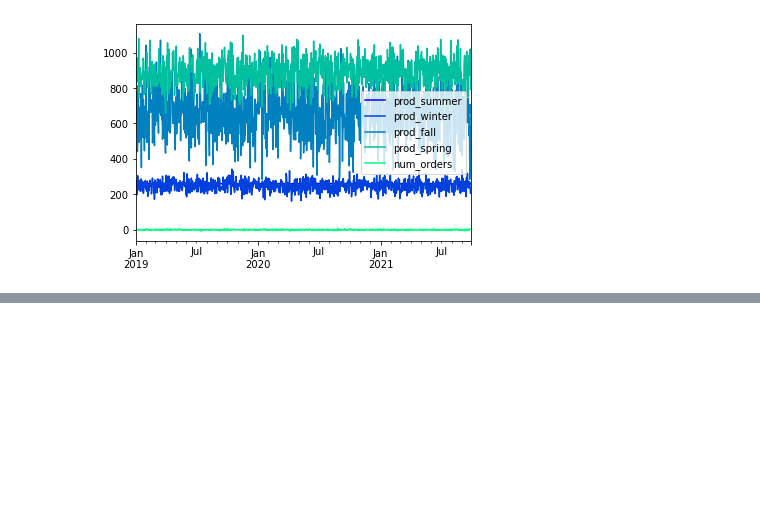
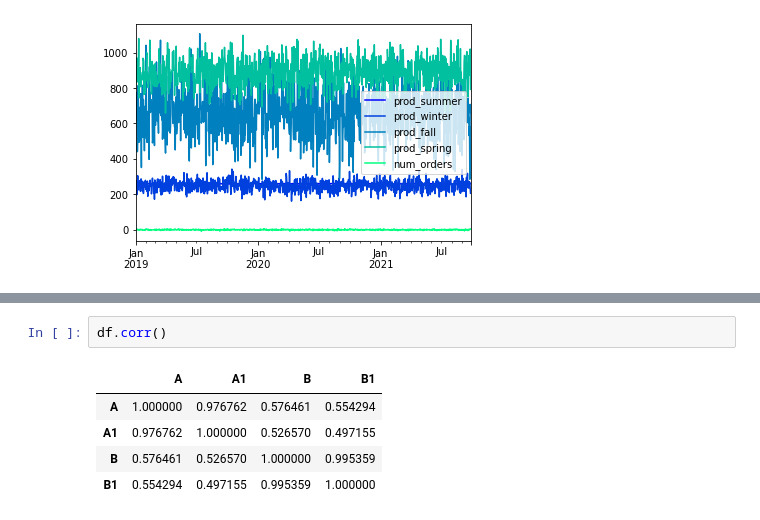
Before and after one commit to amin-torabi/learndataa, a Jupyter notebook: ds_beginner/pandas.ipynb, the cells around one changed output, grey strips where cells are left out. Drawn from its saved outputs; the diff is of its cells as text; blank space fills up the shorter version.

```diff
--- a/ds_beginner/pandas.ipynb
+++ b/ds_beginner/pandas.ipynb
@@ -2443,0 +2477,8 @@ flowers.plot(colormap=cm.winter);
+# %%
+df.corr()
+# %% [output]
+|  | A | A1 | B | B1 |
+| A | 1.000000 | 0.976762 | 0.576461 | 0.554294 |
+| A1 | 0.976762 | 1.000000 | 0.526570 | 0.497155 |
+| B | 0.576461 | 0.526570 | 1.000000 | 0.995359 |
+| B1 | 0.554294 | 0.497155 | 0.995359 | 1.000000 |
```
Also changed, not shown: parts of 5 cells of this notebook.
